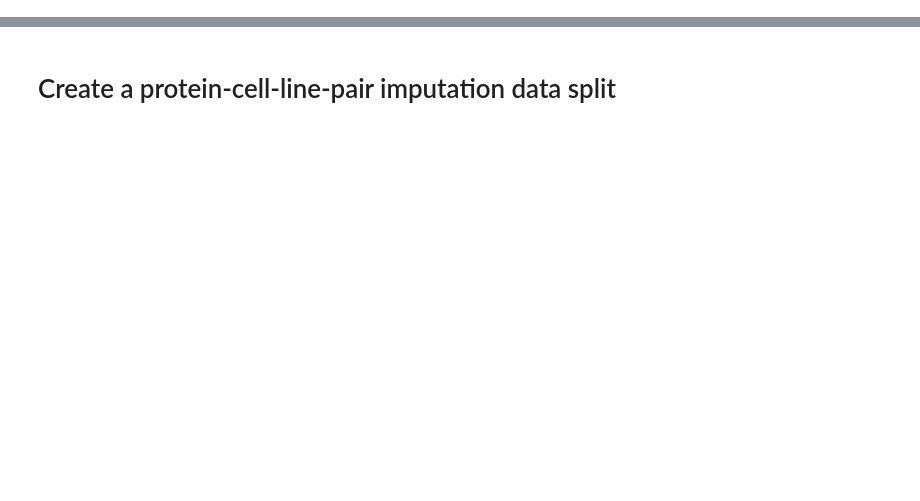
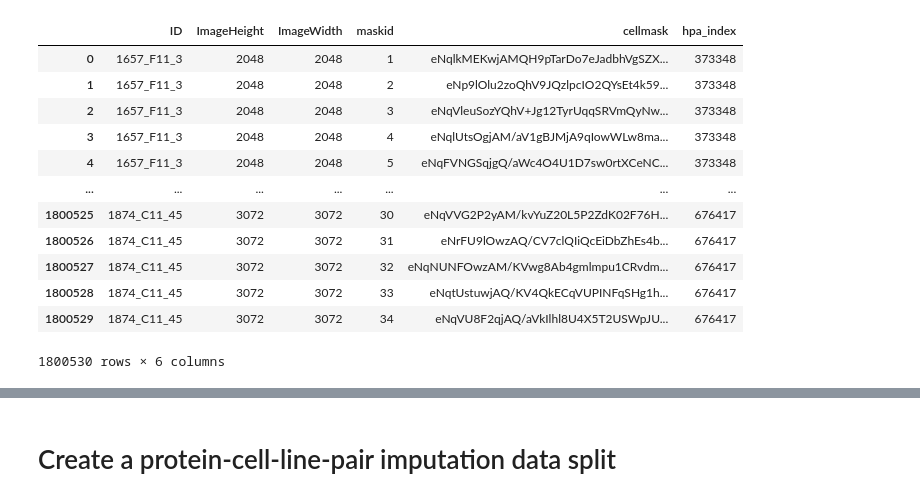
Before and after one commit to CellProfiling/stable-diffusion, a Jupyter notebook: scripts/2023_12_8_switch_to_v23/data_split.ipynb, the cells around one changed output, grey strips where cells are left out. Saved outputs shown, nothing was run; the diff lists cells and outputs as text; code cells hidden in the pictures; blank space fills up the shorter version.

```diff
--- a/scripts/2023_12_8_switch_to_v23/data_split.ipynb
+++ b/scripts/2023_12_8_switch_to_v23/data_split.ipynb
@@ -103,0 +30,17 @@ ACTR1A,ACTR1B
+# %%
+cell_masks_metadata = pd.read_csv("/scratch/users/xikunz2/stable-diffusion/hpa-webdataset-all-composite/v23/IF-cells.csv", index_col=0)
+cell_masks_metadata
+# %% [output]
+|  | ID | ImageHeight | ImageWidth | maskid | cellmask | hpa_index |
+| 0 | 1657_F11_3 | 2048 | 2048 | 1 | eNqlkMEKwjAMQH9pTarDo7eJadbhVgSZX... | 373348 |
+| 1 | 1657_F11_3 | 2048 | 2048 | 2 | eNp9lOlu2zoQhV9JQzlpcIO2QYsEt4k59... | 373348 |
+| 2 | 1657_F11_3 | 2048 | 2048 | 3 | eNqVleuSozYQhV+Jg12TyrUqqSRVmQyNw... | 373348 |
+| 3 | 1657_F11_3 | 2048 | 2048 | 4 | eNqlUtsOgjAM/aV1gBJMjA9qIowWLw8ma... | 373348 |
+| 4 | 1657_F11_3 | 2048 | 2048 | 5 | eNqFVNGSqjgQ/aWc4O4U1D7sw0rtXCeNC... | 373348 |
+| ... | ... | ... | ... | ... | ... | ... |
+| 1800525 | 1874_C11_45 | 3072 | 3072 | 30 | eNqVVG2P2yAM/kvYuZ20L5P2ZdK02F76H... | 676417 |
+| 1800526 | 1874_C11_45 | 3072 | 3072 | 31 | eNrFU9lOwzAQ/CV7clQIiQcEiDbZhEs4b... | 676417 |
+| 1800527 | 1874_C11_45 | 3072 | 3072 | 32 | eNqNUNFOwzAM/KVwg8Ab4gmlmpu1CRvdm... | 676417 |
+| 1800528 | 1874_C11_45 | 3072 | 3072 | 33 | eNqtUstuwjAQ/KV4QkECqVUPINFqSHg1h... | 676417 |
+| 1800529 | 1874_C11_45 | 3072 | 3072 | 34 | eNqVU8F2qjAQ/aVkIlhl8U4X5T2USWpJU... | 676417 |
+1800530 rows × 6 columns
```
Also changed, not shown: parts of 28 cells of this notebook, 14 other files.
